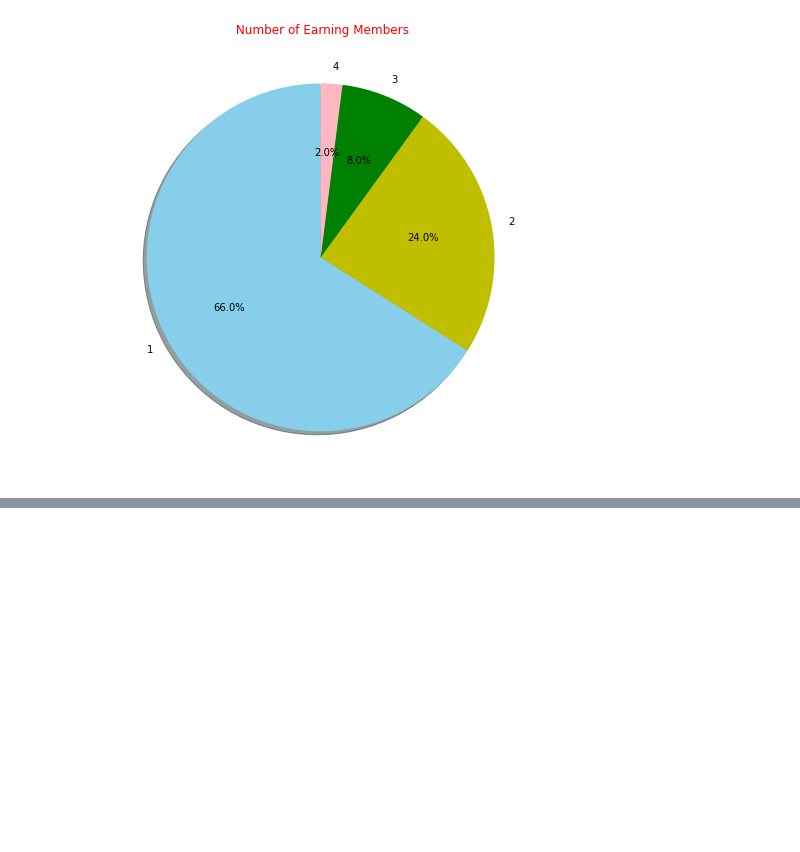
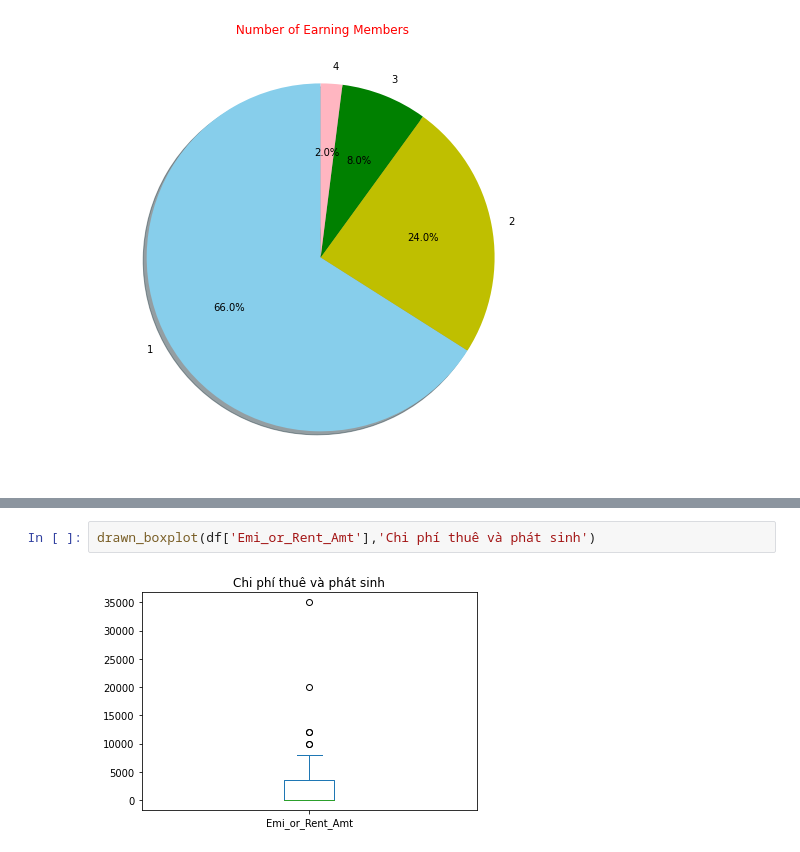
Before and after one commit to NguyenTanTan/B-i-t-p-python, a Jupyter notebook: Đồ_án_phân_tính_thống_kê_mô_tả.ipynb, the cells around one changed output, grey strips where cells are left out. Drawn from its saved outputs; the diff is of its cells as text; blank space fills up the shorter version.

```diff
--- a/Đồ_án_phân_tính_thống_kê_mô_tả.ipynb
+++ b/Đồ_án_phân_tính_thống_kê_mô_tả.ipynb
@@ -114,0 +216,4 @@ drawn_boxplot(df['Mthly_HH_Expense'])
+# %%
+drawn_boxplot(df['Emi_or_Rent_Amt'],'Chi phí thuê và phát sinh')
+# %% [output]
+[figure, added]
```
Also changed, not shown: parts of 39 cells of this notebook.
